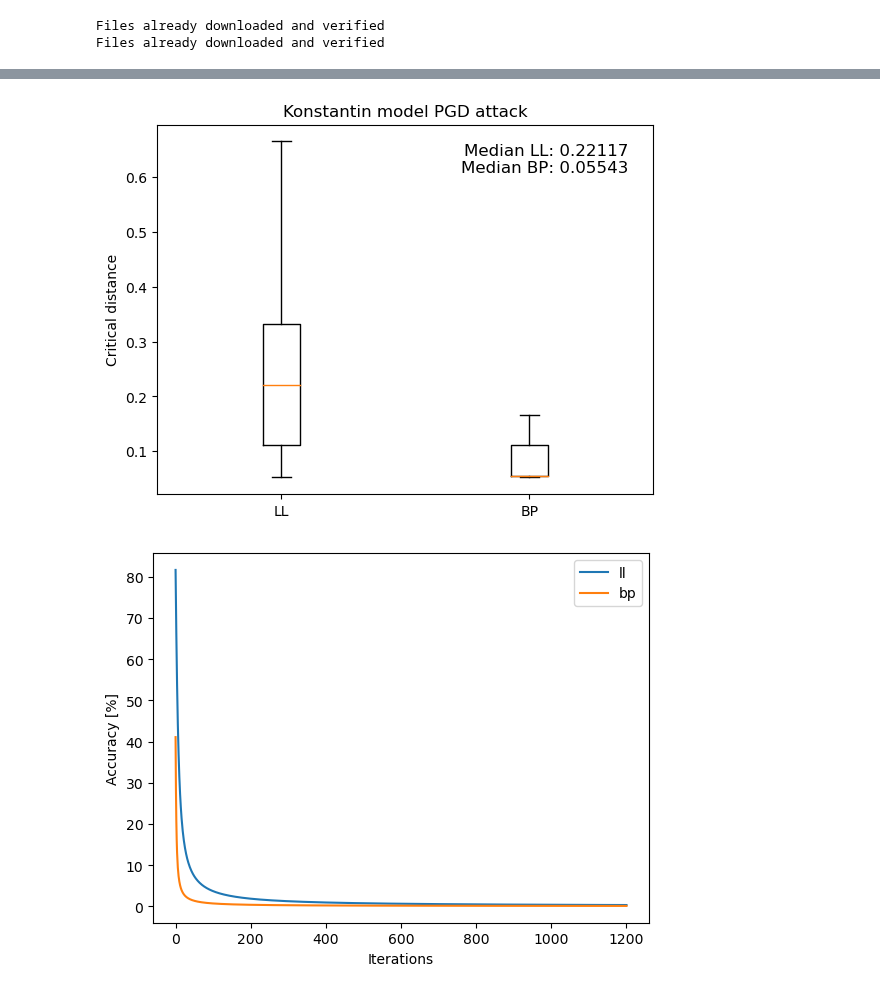
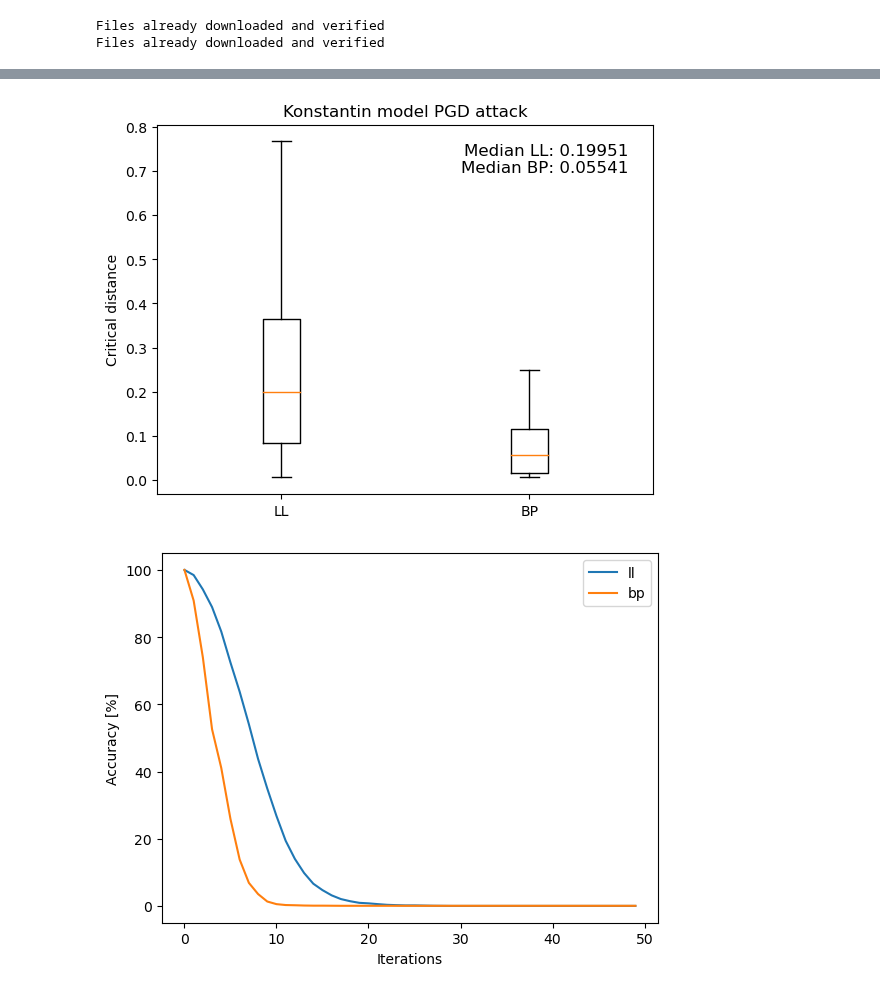
Before and after one commit to holzhauk/LocalLearning, a Jupyter notebook: notebooks/Attacks and boxplots .ipynb, the cells around one changed output, grey strips where cells are left out. Drawn from its saved outputs; the diff is of its cells as text; code cells hidden in the pictures.

Commit message:
Pondering over the plots

```diff
--- a/notebooks/Attacks and boxplots .ipynb
+++ b/notebooks/Attacks and boxplots .ipynb
@@ -118,8 +119,8 @@ def data_critirium(
 
     return data, lab_data
 # %%
-max_num_steps = 1200
-step_size = 0.001
+max_num_steps = 2000 #1200
+step_size = 0.0001 #0.001
 eps_start = 0
 
 eps_list = [eps_start + n * step_size for n in range(max_num_steps + 1)]
@@ -150,6 +151,7 @@ def crit_eps(criterium, model, attack, print_accuracy=False):
 
     images = []
     accuracy_dict = {}
+    accuracy_dict_actual = {}
 
     with tqdm(total=len(eps_list)) as pbar:
         for i, eps in enumerate(eps_list):
@@ -167,7 +169,7 @@ def crit_eps(criterium, model, attack, print_accuracy=False):
 
                 elif attack == "PGD":
 
-                    adv_image = perturbed_image + step_size*features.grad.data.sign()
+                    adv_image = perturbed_image + eps*features.grad.data.sign()
                     clamp = torch.clamp(adv_image - features, min = -b_norm, max = b_norm)
                     perturbed_image = torch.clamp(features + clamp, min = 0, max = 1)
 
@@ -178,8 +180,8 @@ def crit_eps(criterium, model, attack, print_accuracy=False):
 
                 preds_perturbed = torch.argmax(model(perturbed_image), dim=-1)
                 alike = (preds_perturbed == labels)
-                freq_correct += (torch.abs(preds_perturbed - labels) == 0).sum()
-                total += len(labels)
+                freq_correct = (torch.abs(preds_perturbed - labels) == 0).sum()
+                total = len(labels)
 
                 accuracy = (freq_correct/total).item()
                 correct.append(accuracy)
@@ -197,7 +199,7 @@ def crit_eps(criterium, model, attack, print_accuracy=False):
                 avg_perturbation = torch.sum(perturbation.view(perturbation.size(0), -1), dim=1) / (perturbation.size(1) * perturbation.size(2) * perturbation.size(3))
                 crit_eps_per_image[mask] = avg_perturbation[mask]
 
-                #accuracy_dict[eps] = accuracy
+                accuracy_dict_actual[eps] = accuracy*100
 
                 pbar.update(1)
 
@@ -223,7 +225,7 @@ def crit_eps(criterium, model, attack, print_accuracy=False):
     crit_dist_per_image = np.array(crit_dist_per_image.cpu())
     correct = np.array(correct)
 
-    return crit_eps_per_image, crit_dist_per_image, correct, images, accuracy_dict
+    return crit_eps_per_image, crit_dist_per_image, correct, images, accuracy_dict, accuracy_dict_actual
 # %%
 def boxplot(ll_crit_eps, bp_crit_eps, attack, typ):
 
@@ -347,3 +359,3 @@ plot_accuracy(correct_ll_wn,correct_bp_wn)
 # %%
-criteps_bp_pgd, critdist_bp_pgd, correct_bp_pgd, images_bp_pgd, accuracy_dict_bp_pgd = crit_eps("correct", bp_modelK, "PGD", print_accuracy=pa)
-criteps_ll_pgd, critdist_ll_pgd, correct_ll_pgd, images_ll_pgd, accuracy_dict_ll_pgd = crit_eps("correct", ll_modelK, "PGD", print_accuracy=pa)
+criteps_bp_pgd, critdist_bp_pgd, correct_bp_pgd, images_bp_pgd, accuracy_dict_bp_pgd, accuracy_act_bp_pgd = crit_eps("correct", bp_modelK, "PGD", print_accuracy=pa)
+criteps_ll_pgd, critdist_ll_pgd, correct_ll_pgd, images_ll_pgd, accuracy_dict_ll_pgd, accuracy_act_ll_pgd = crit_eps("correct", ll_modelK, "PGD", print_accuracy=pa)
@@ -362,5 +374,5 @@ plot_images(images_ll_pgd)
 # %%
 boxplot(criteps_ll_pgd, criteps_bp_pgd, "PGD", "eps")
 boxplot(critdist_ll_pgd, critdist_bp_pgd, "PGD", "dist")
-plot_accuracy(correct_ll_pgd,correct_bp_pgd)
+plot_accuracy(correct_ll_pgd[:50],correct_bp_pgd[:50])
 # %% [output]
@@ -368,3 +380,3 @@ plot_accuracy(correct_ll_pgd,correct_bp_pgd)
-[figure, old version]
+[figure, new version]
-[figure, old version]
+[figure, new version]
 # %%
```
Also changed, not shown: parts of 17 cells of this notebook.
